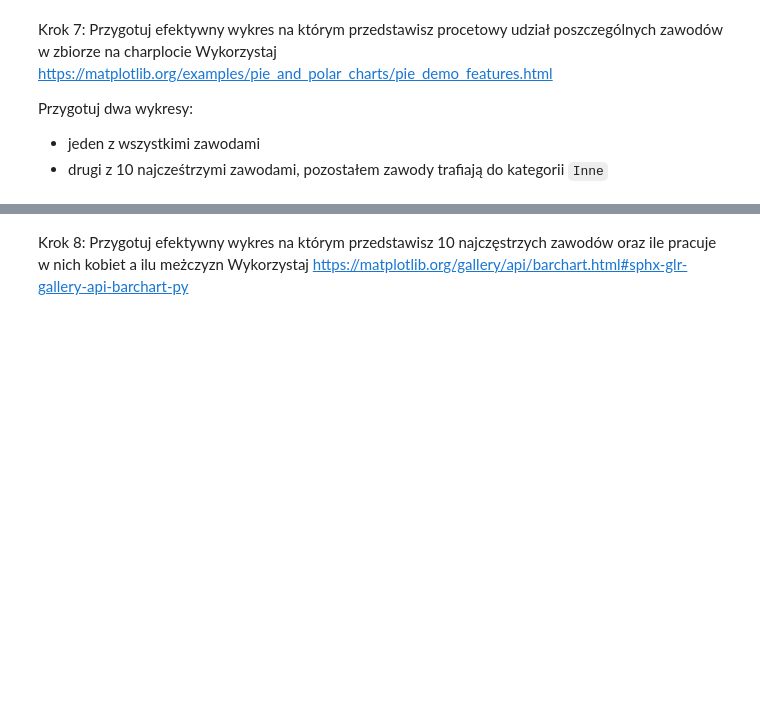
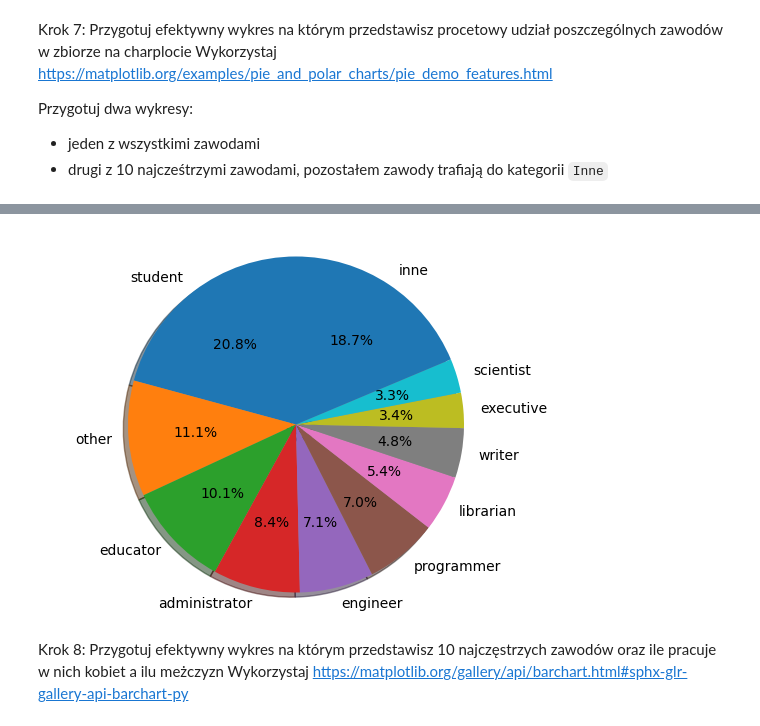
Before and after one commit to AgnSud/effective_python, a Jupyter notebook: lab12.ipynb, the cells around one changed output, grey strips where cells are left out. Saved outputs shown, nothing was run; the diff lists cells and outputs as text; code cells hidden in the pictures; blank space fills up the shorter version.

```diff
--- a/lab12.ipynb
+++ b/lab12.ipynb
@@ -250,3 +339,16 @@ Przygotuj dwa wykresy:
+# %%
+import numpy as np
+
+fig2, ax2 = plt.subplots()
+sizes = np.append(diff_occ[:10].values, [sum(diff_occ[10:].values)])
+labels = np.array(diff_occ[:10].index.to_list() + ['inne'])
+ax2.pie(sizes, labels=labels, autopct='%1.1f%%',
+        shadow=True, startangle=90)
+ax2.axis('equal')
+
+plt.show()
+# %% [output]
+[figure, added]
 # %% [markdown]
 Krok 8: Przygotuj efektywny wykres na którym przedstawisz 10 najczęstrzych zawodów oraz ile pracuje w nich kobiet a ilu meżczyzn
 Wykorzystaj https://matplotlib.org/gallery/api/barchart.html#sphx-glr-gallery-api-barchart-py
```
Also changed, not shown: parts of 15 cells of this notebook.
